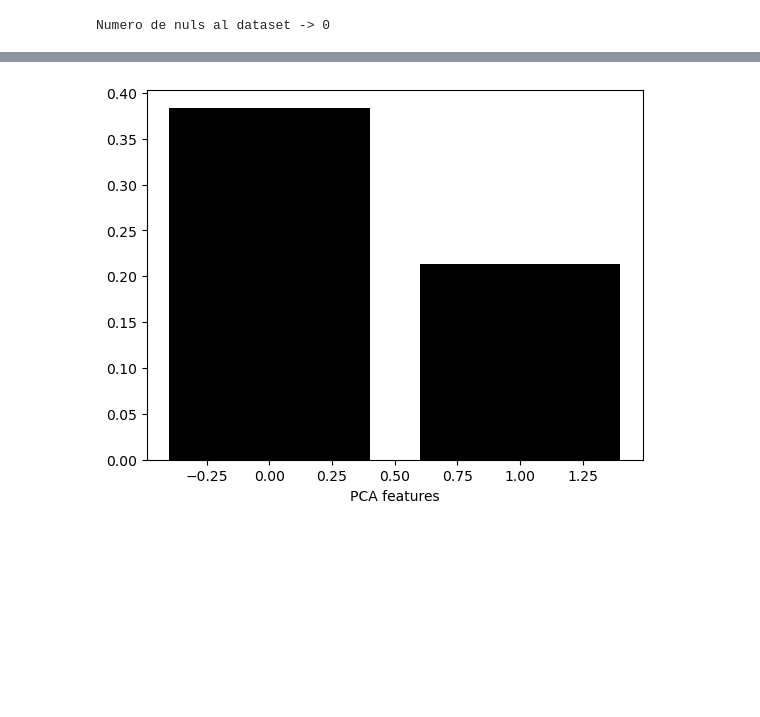
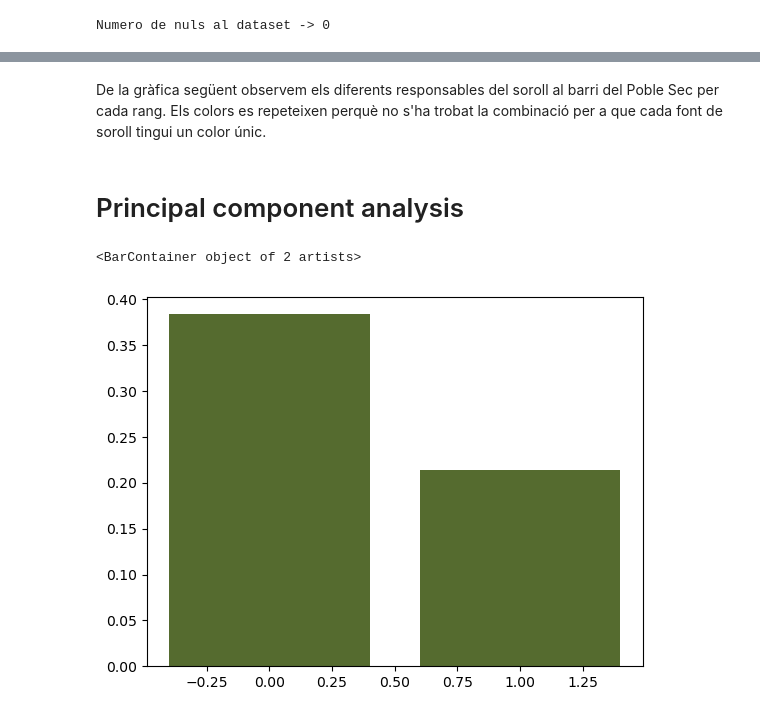
Before and after one commit to NilBiescas/JUMP2DIGITAL, a Jupyter notebook: llogers.ipynb, the cells around one changed output, grey strips where cells are left out. Drawn from its saved outputs; the diff is of its cells as text; code cells hidden in the pictures; blank space fills up the shorter version.

```diff
--- a/llogers.ipynb
+++ b/llogers.ipynb
@@ -163,15 +178 @@ llogues_bcn_mitja_any
 73 rows × 7 columns
-# %%
-# Aquest nou dataset conte el lloguer mitja mensual i per superficie per barri durant el 2017
-llogues_bcn_mitja_any
-# Arodonir els valors de lloguer mensual i per superficie
-llogues_bcn_mitja_any['Lloguer_mitja_mensual'] = llogues_bcn_mitja_any['Lloguer_mitja_mensual'].round(2)
-llogues_bcn_mitja_any['Lloguer_mitja_m2'] = llogues_bcn_mitja_any['Lloguer_mitja_m2'].round(2)
-
-#sort by lloguer_mitja_mensual
-llogues_bcn_mitja_any.sort_values(by=['Lloguer_mitja_mensual'], inplace=True, ascending=False)
-llogues_bcn_mitja_any
-# Do a bar plot of the prices of the top10 districts, put the same color for the same district
-# Plot the prices of the top10 districts in a bar plot, put the same color for the same disctirct
-import matplotlib.pyplot as plt
-import numpy as np
@@ -291,20 +402,22 @@ Reduccio de les dimensions. PCA (Princiapl Component Analyisis)
+# %% [markdown]
+De la gràfica següent observem els diferents responsables del soroll al barri del Poble Sec per cada rang. Els colors es repeteixen perquè no s'ha trobat la combinació per a que cada font de soroll tingui un color únic.
+# %% [markdown]
+# Principal component analysis
 # %%
-# Principal component analysis
+# PCA
 from sklearn.decomposition import PCA
 from sklearn.preprocessing import StandardScaler
 
-# Standardize the data to have a mean of ~0 and a variance of 1
+# Estandaritzem les dades per tenir una mitjana d'aproximadament 0 i una variança de 1
 X_std = StandardScaler().fit_transform(sorroll_numeric)
 
-# Create a PCA instance: pca
+# Creem una instància de PCA: pca
 pca = PCA(n_components=2)
 principalComponents = pca.fit_transform(X_std)
 
-# Plot the explained variances
+# Dibuixem les variances explicades
 features = range(pca.n_components_)
-plt.bar(features, pca.explained_variance_ratio_, color='black')
-
-plt.xlabel('PCA features')
-plt.show()
+plt.bar(features, pca.explained_variance_ratio_, color='darkolivegreen')
 # %% [output]
+<BarContainer object of 2 artists>
-[figure, old version]
+[figure, new version]
```
Also changed, not shown: parts of 67 cells of this notebook, 2 other files.
